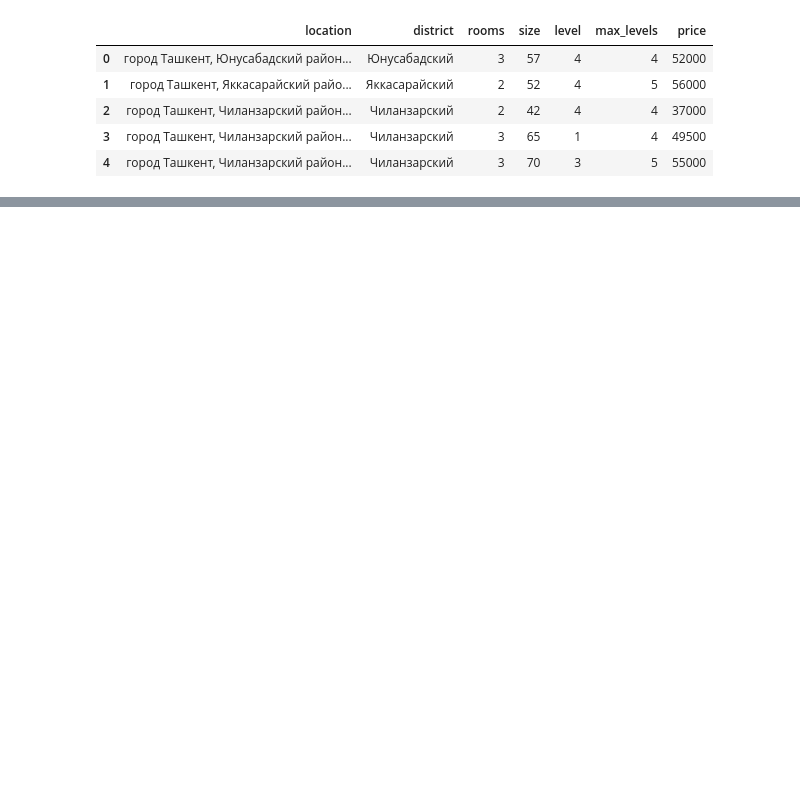
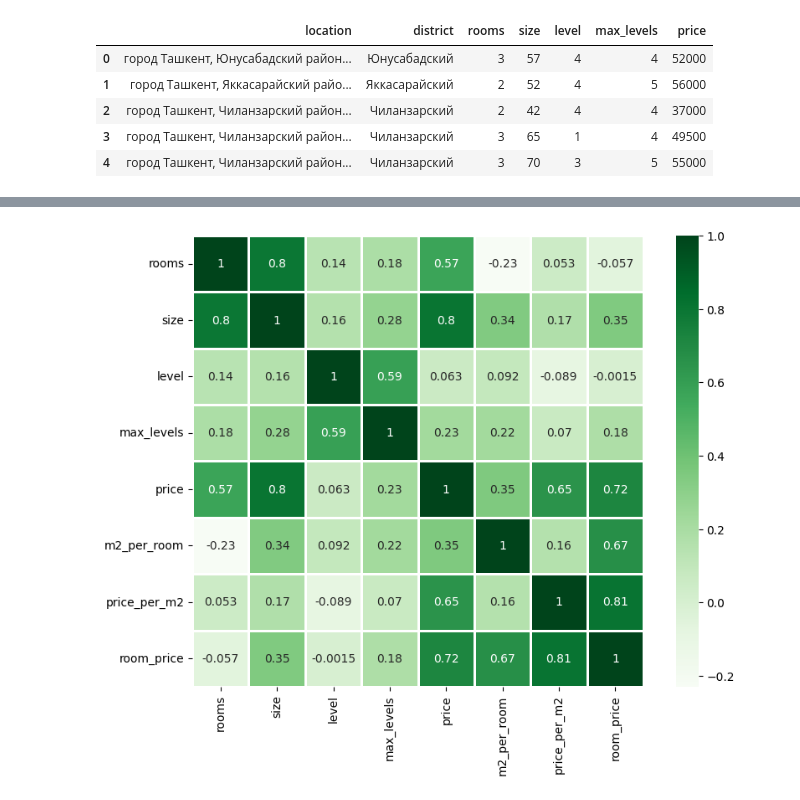
Before and after one commit to usmonaliyev99/ml-tutorials, a Jupyter notebook: 6.ml-steps/6.ipynb, the cells around one changed output, grey strips where cells are left out. Saved outputs shown, nothing was run; the diff lists cells and outputs as text; code cells hidden in the pictures; blank space fills up the shorter version.

```diff
--- a/6.ml-steps/6.ipynb
+++ b/6.ml-steps/6.ipynb
@@ -135,0 +99,10 @@ train_set, test_set = train_test_split(df)
+# %%
+corr = df.corr()
+
+plt.figure(figsize=(10, 7))
+
+sns.heatmap(data=corr, square=True, cmap='Greens', linewidths=1, annot=True)
+
+plt.show()
+# %% [output]
+[figure, added]
```
Also changed, not shown: parts of 11 cells of this notebook.
